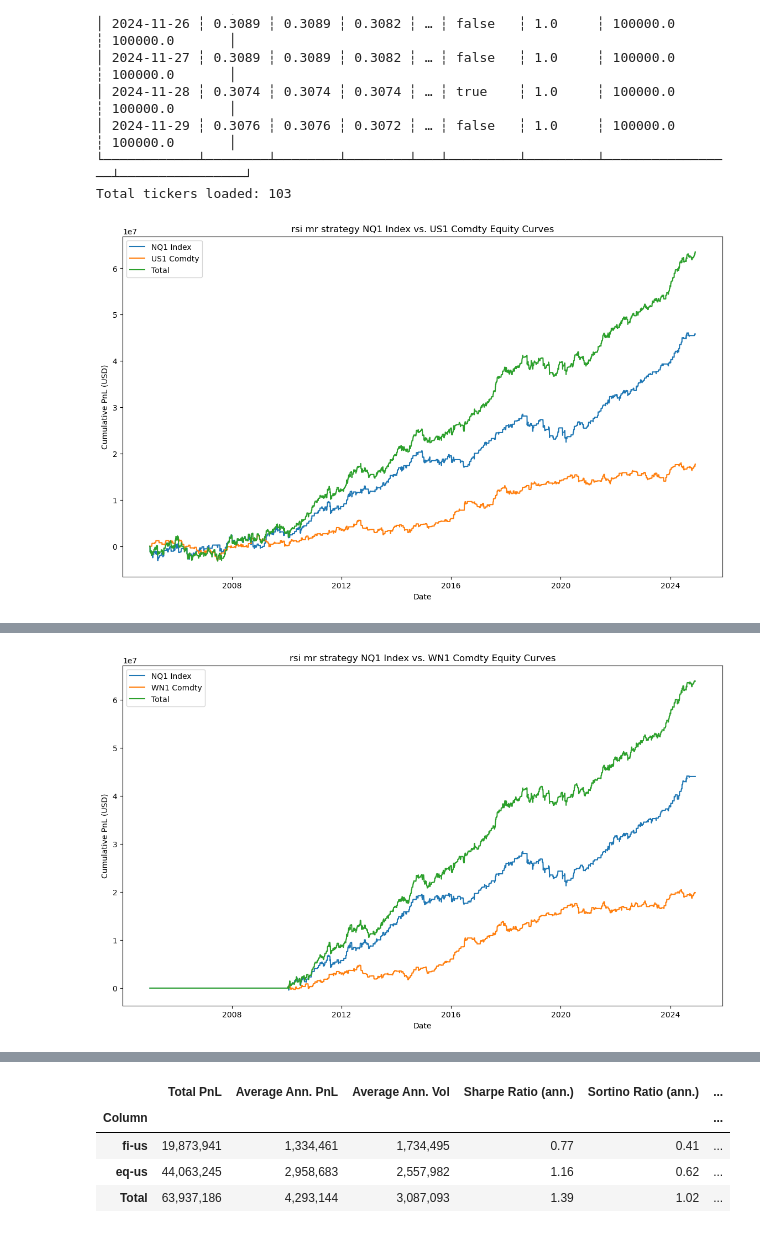
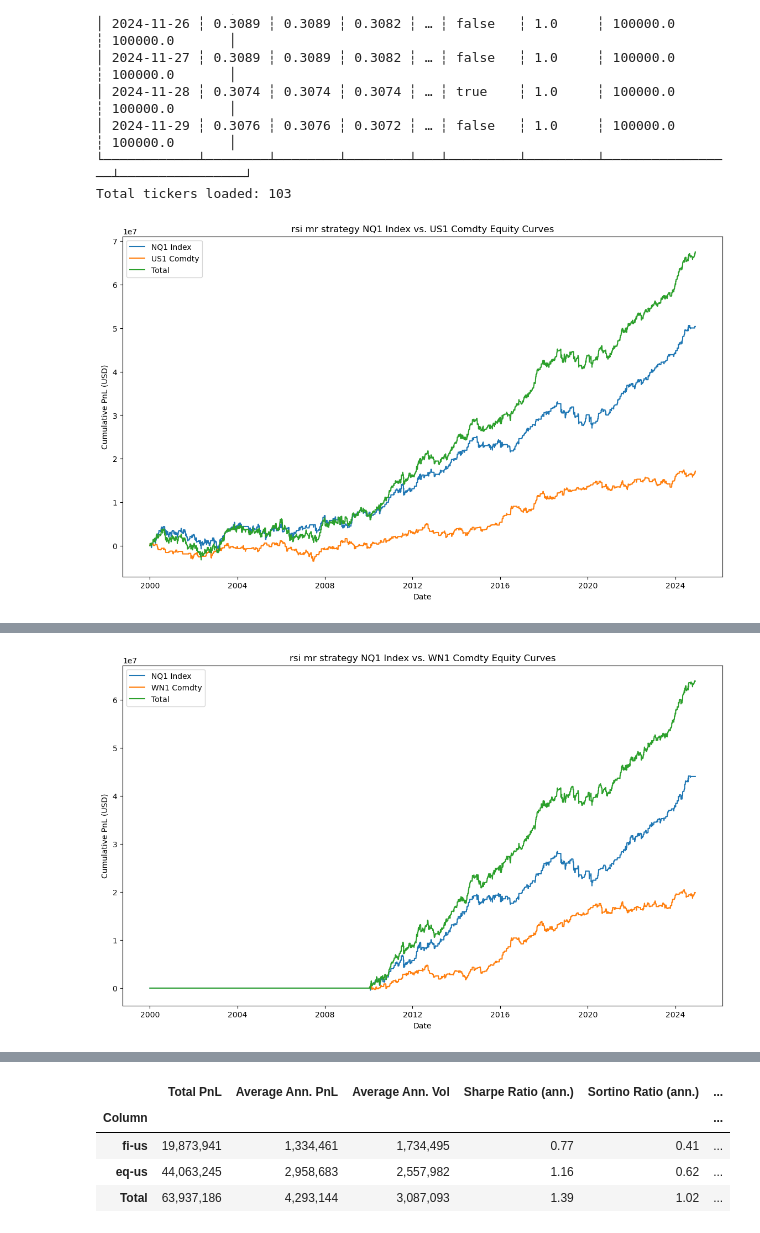
Before and after one commit to utkarshmn/bteng, a Jupyter notebook: NQ-FI MeanReversion.ipynb, the cells around one changed output, grey strips where cells are left out. Drawn from its saved outputs; the diff is of its cells as text; code cells hidden in the pictures.

```diff
--- a/NQ-FI MeanReversion.ipynb
+++ b/NQ-FI MeanReversion.ipynb
@@ -188,32 +188,32 @@ for asst in cmp_assts:
     tmp = TradingRule(
         market_data=market_data,
         trading_rule_function=ratioMR_rsi_long,
         trading_params=strategy_params2,
         position_sizing_params=pSizeParams,  # Define as needed
         incl_assets=[asst_main, asst],  # Include all involved assets
         name_label='TestMR_' + asst,
         strat_descr= f'rsi mr strategy {asst_main} vs. {asst}',
         log_level=logging.ERROR,
         bt_folder = bt_folder
     )
 
     res = tmp.backtest_all_assets(save=True)
-    resdb = tmp.plot_equity(byassets=True, totalsys=True, start_date = '01012005', save_fig=True)
+    resdb = tmp.plot_equity(byassets=True, totalsys=True, start_date = '01012000', save_fig=True)
     stats = tmp.calculate_statistics(byassets=True, totalsys=True, start_date='01012001')
     statsdf[asst] = stats
     results[asst] = resdb
     respnls[asst] = res
     trules[asst] = tmp
 
 # Extract the desired statistics from each dataframe in statsdf
 
 required_columns = ['Average Ann. PnL', 'Average Ann. Vol', 'Sharpe Ratio (ann.)', 'Sortino Ratio (ann.)', 'Hit Rate (%)', 'Profit Factor',
                     'Max drawdown', 'Average drawdown', 'Avg Drawdown Duration', 'Drawdowns per year', 'Max Drawdown Duration']
 extracted_stats = {key: statsdf[key].loc['Total', [col for col in required_columns if col in statsdf[key].columns]] for key in statsdf.keys()}
 
 # Convert the dictionary to a dataframe
 extracted_stats_df = pd.DataFrame.from_dict(extracted_stats, orient='index')
 extracted_stats_df.to_clipboard()
 extracted_stats_df
 # %% [output]
-[figure, old version]
+[figure, new version]
@@ -221 +221 @@ extracted_stats_df
-[figure, old version]
+[figure, new version]
```
Also changed, not shown: parts of 6 cells of this notebook.
